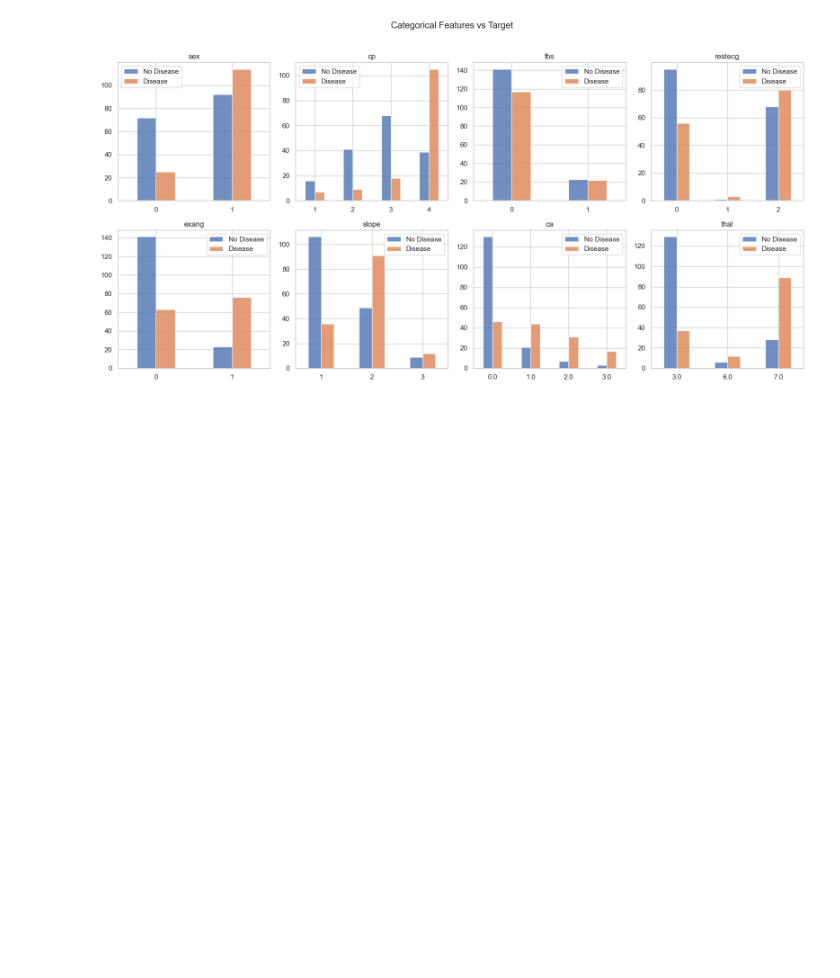
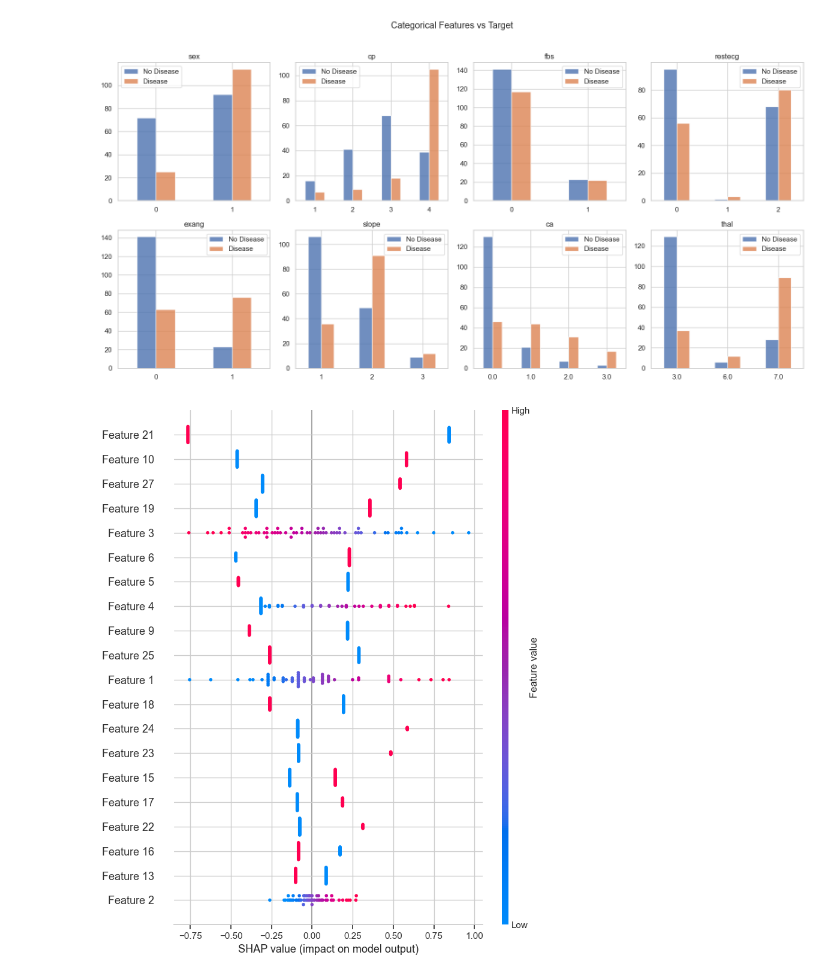
Before and after one commit to JakariaSami/heart_disease_predictor, a Jupyter notebook: notebooks/01_eda.ipynb, the cells around one changed output. Drawn from its saved outputs; the diff is of its cells as text; code cells hidden in the pictures; blank space fills up the shorter version.

Commit message:
SHAP BeeSwarm plot on the best model

```diff
--- a/notebooks/01_eda.ipynb
+++ b/notebooks/01_eda.ipynb
@@ -115,3 +115,23 @@ plt.tight_layout()
 plt.show()
 # %% [output]
 [figure]
+# %%
+import shap
+import joblib
+
+model = joblib.load('../models/best_model.pkl')
+
+from src.data import get_processed_data
+X_train, X_test, y_train, y_test = get_processed_data()
+
+preprocessor = model.named_steps['preprocessor']
+X_test_transformed = preprocessor.transform(X_test)
+
+classifier = model.named_steps['classifier']
+
+explainer = shap.Explainer(classifier, X_test_transformed)
+shap_values = explainer(X_test_transformed)
+
+shap.summary_plot(shap_values, X_test_transformed)
+# %% [output]
+[figure, added]
```
